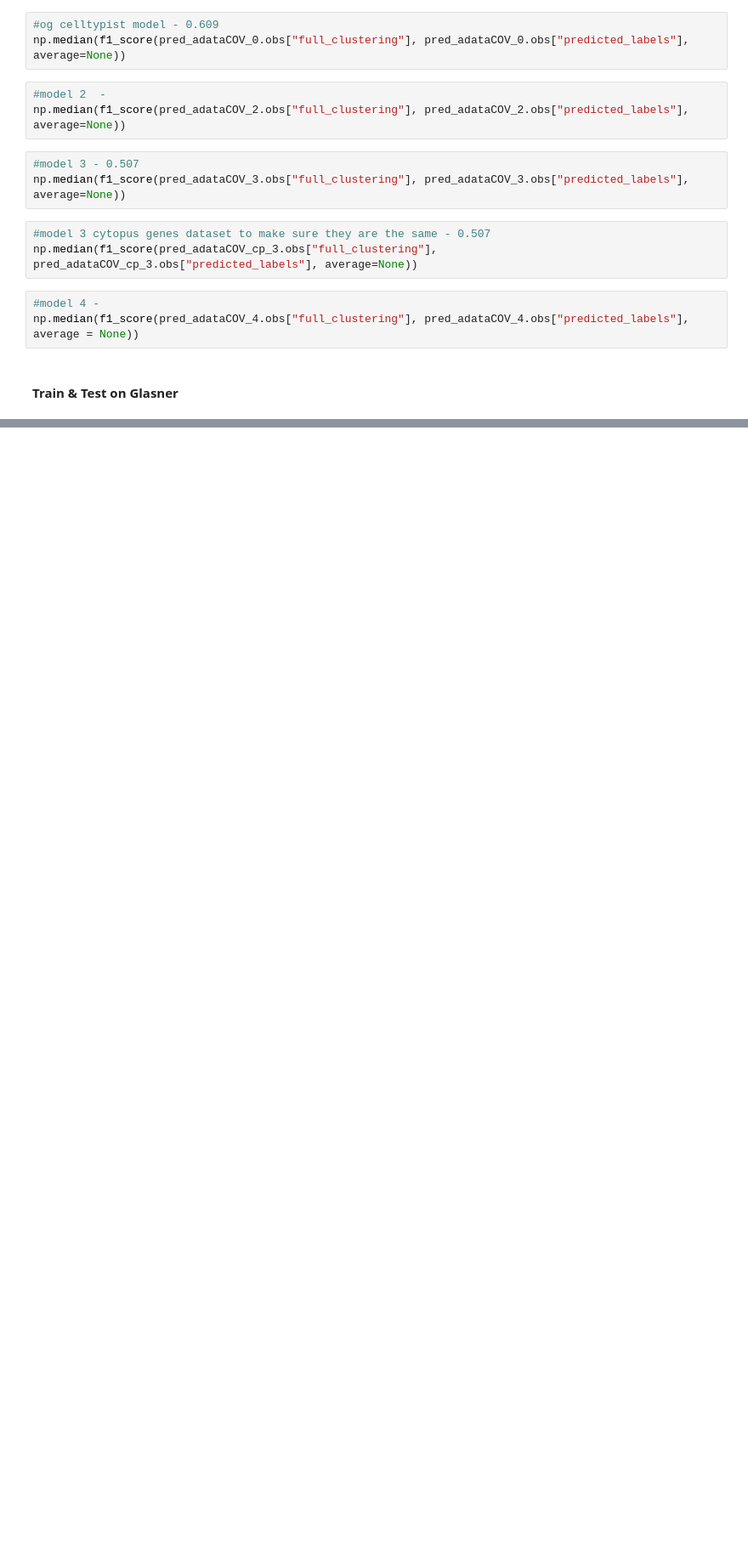
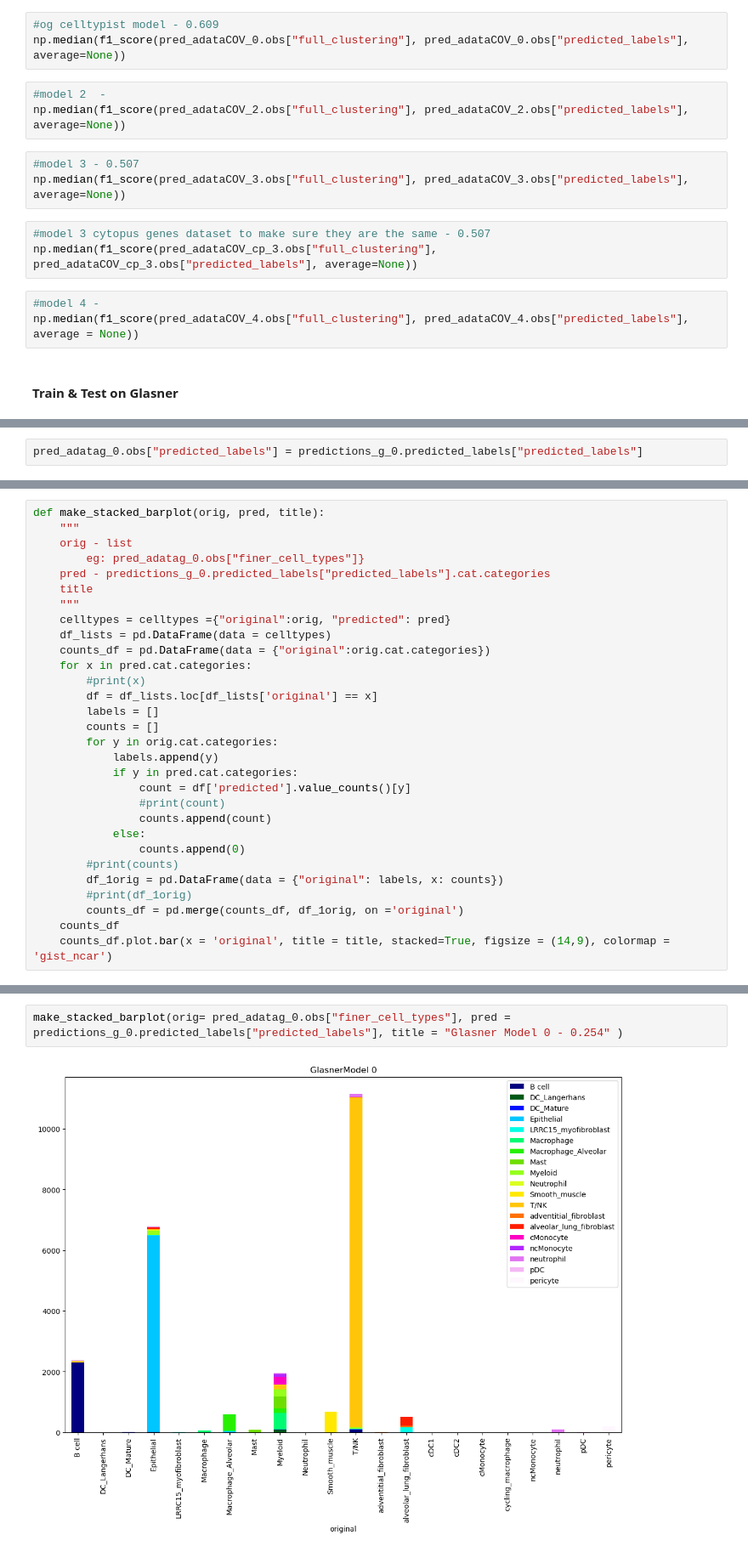
Before and after one commit to joadams1/adams_celltypist, a Jupyter notebook: celltypist/Benchmarking Models.ipynb, the cells around one changed output, grey strips where cells are left out. Shown at 85% size. Drawn from its saved outputs; the diff is of its cells as text; blank space fills up the shorter version.

Commit message:
plotting cell type distributions

```diff
--- a/celltypist/Benchmarking Models.ipynb
+++ b/celltypist/Benchmarking Models.ipynb
@@ -352,0 +345,2 @@ True
+# %%
+pred_adatag_0.obs["predicted_labels"] = predictions_g_0.predicted_labels["predicted_labels"]
@@ -352,0 +351,30 @@ True
+# %%
+def make_stacked_barplot(orig, pred, title):
+    """
+    orig - list
+        eg: pred_adatag_0.obs["finer_cell_types"]}
+    pred - predictions_g_0.predicted_labels["predicted_labels"].cat.categories
+    title
+    """
+    celltypes = celltypes ={"original":orig, "predicted": pred}
+    df_lists = pd.DataFrame(data = celltypes)
+    counts_df = pd.DataFrame(data = {"original":orig.cat.categories})
+    for x in pred.cat.categories:
+        #print(x)
+        df = df_lists.loc[df_lists['original'] == x]
+        labels = []
+        counts = []
+        for y in orig.cat.categories:
+            labels.append(y)
+            if y in pred.cat.categories:
+                count = df['predicted'].value_counts()[y]
+                #print(count)
+                counts.append(count)
+            else:
+                counts.append(0)
+        #print(counts)
+        df_1orig = pd.DataFrame(data = {"original": labels, x: counts})
+        #print(df_1orig)
+        counts_df = pd.merge(counts_df, df_1orig, on ='original')
+    counts_df
+    counts_df.plot.bar(x = 'original', title = title, stacked=True, figsize = (14,9), colormap = 'gist_ncar')
@@ -352,0 +385,4 @@ True
+# %%
+make_stacked_barplot(orig= pred_adatag_0.obs["finer_cell_types"], pred = predictions_g_0.predicted_labels["predicted_labels"], title = "Glasner Model 0 - 0.254" )
+# %% [output]
+[figure, added]
```
Also changed, not shown: parts of 19 cells of this notebook.
